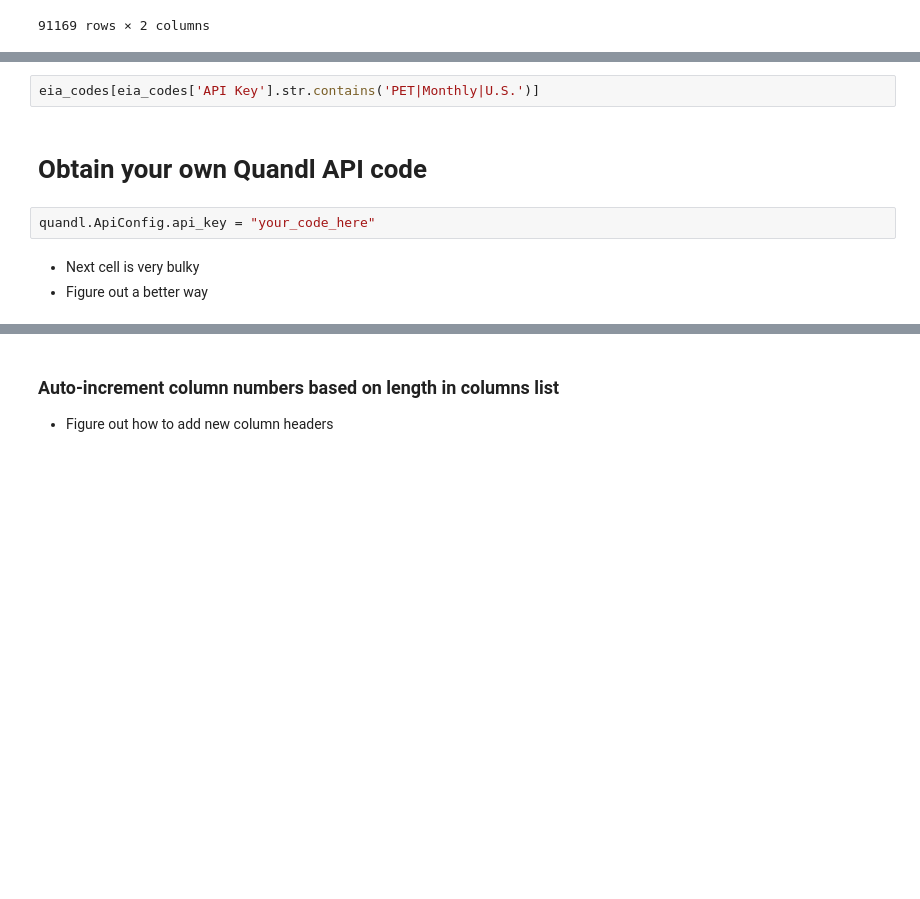
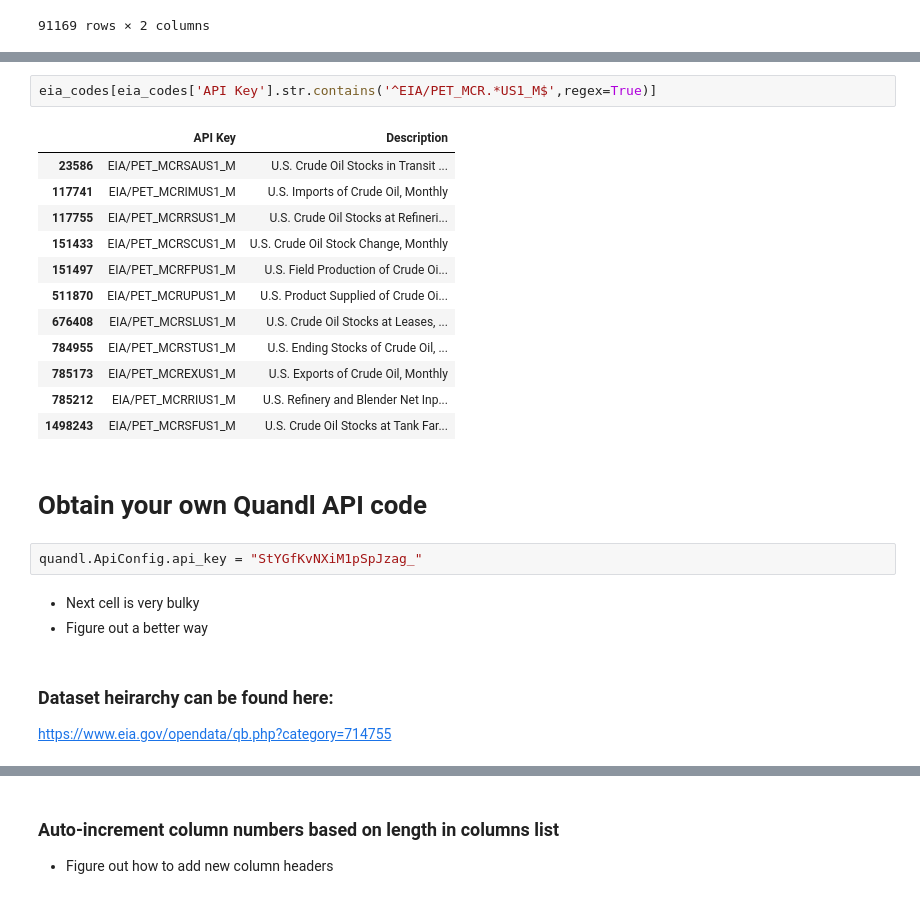
Before and after one commit to limitup/Chipy_Mentorship, a Jupyter notebook: test_sample_set.ipynb, the cells around one changed output, grey strips where cells are left out. Cells and saved outputs as stored; diff of their text form; blank space fills up the shorter version.

```diff
--- a/test_sample_set.ipynb
+++ b/test_sample_set.ipynb
@@ -68,9 +58,26 @@ eia_codes[eia_codes['Description'].str.contains('Crude Oil|Monthly')]
 # %%
-eia_codes[eia_codes['API Key'].str.contains('PET|Monthly|U.S.')]
+eia_codes[eia_codes['API Key'].str.contains('^EIA/PET_MCR.*US1_M$',regex=True)]
+# %% [output]
+|  | API Key | Description |
+| 23586 | EIA/PET_MCRSAUS1_M | U.S. Crude Oil Stocks in Transit ... |
+| 117741 | EIA/PET_MCRIMUS1_M | U.S. Imports of Crude Oil, Monthly |
+| 117755 | EIA/PET_MCRRSUS1_M | U.S. Crude Oil Stocks at Refineri... |
+| 151433 | EIA/PET_MCRSCUS1_M | U.S. Crude Oil Stock Change, Monthly |
+| 151497 | EIA/PET_MCRFPUS1_M | U.S. Field Production of Crude Oi... |
+| 511870 | EIA/PET_MCRUPUS1_M | U.S. Product Supplied of Crude Oi... |
+| 676408 | EIA/PET_MCRSLUS1_M | U.S. Crude Oil Stocks at Leases, ... |
+| 784955 | EIA/PET_MCRSTUS1_M | U.S. Ending Stocks of Crude Oil, ... |
+| 785173 | EIA/PET_MCREXUS1_M | U.S. Exports of Crude Oil, Monthly |
+| 785212 | EIA/PET_MCRRIUS1_M | U.S. Refinery and Blender Net Inp... |
+| 1498243 | EIA/PET_MCRSFUS1_M | U.S. Crude Oil Stocks at Tank Far... |
 # %% [markdown]
 # Obtain your own Quandl API code
 # %%
-quandl.ApiConfig.api_key = "your_code_here"
+quandl.ApiConfig.api_key = "StYGfKvNXiM1pSpJzag_"
 # %% [markdown]
 - Next cell is very bulky
 - Figure out a better way
+# %% [markdown]
+### Dataset heirarchy can be found here:
+
+https://www.eia.gov/opendata/qb.php?category=714755
```
Also changed, not shown: parts of 23 cells of this notebook.
